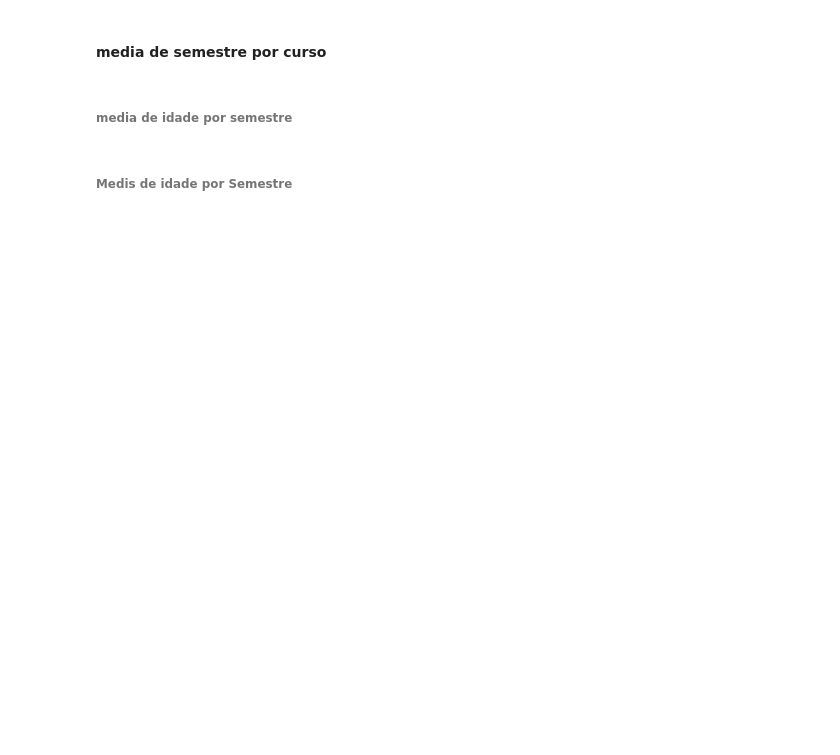
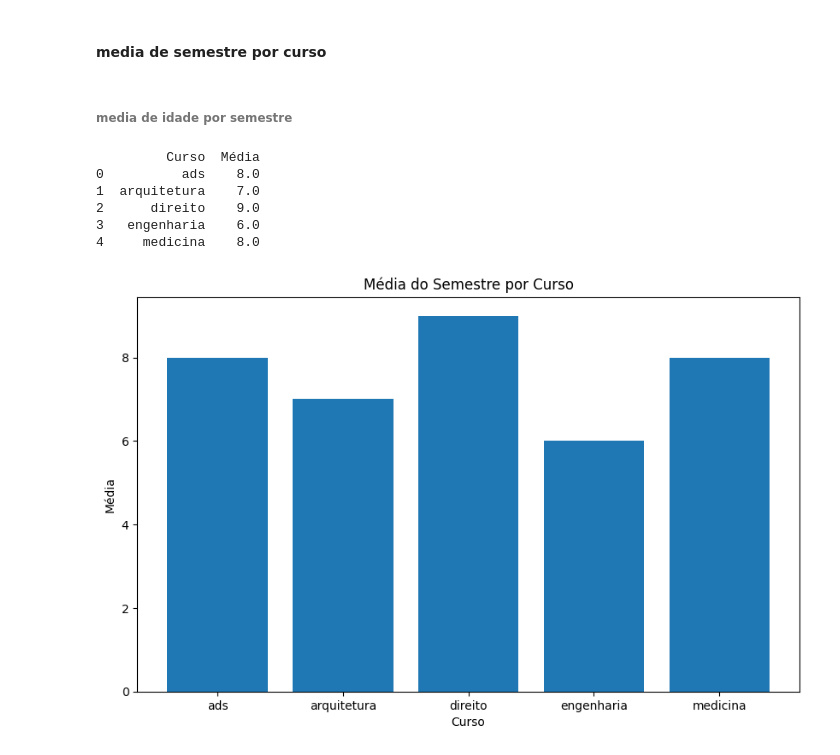
Before and after one commit to jesieldossantos/Curso-IA, a Jupyter notebook: analises/alunos/dados_alunos.ipynb, the cells around one changed output. Drawn from its saved outputs; the diff is of its cells as text; code cells hidden in the pictures; blank space fills up the shorter version.

```diff
--- a/analises/alunos/dados_alunos.ipynb
+++ b/analises/alunos/dados_alunos.ipynb
@@ -198,6 +212,30 @@ plt.show()
 # %% [markdown]
 #### media de semestre por curso
+# %%
+df = pd.DataFrame({
+    'Curso': ['ads', 'arquitetura', 'direito', 'engenharia', 'medicina'],
+    'Nota': [8, 7, 9, 6, 8]
+})
+
+media_por_curso = df.groupby('Curso')['Nota'].mean().reset_index()
 # %% [markdown]
 ###### media de idade por semestre
-# %% [markdown]
-###### Medis de idade por Semestre
+# %%
+media_por_curso.columns = ['Curso', 'Média']
+
+print(media_por_curso)
+
+plt.figure(figsize=(10, 6))
+plt.bar(media_por_curso['Curso'], media_por_curso['Média'])
+plt.title('Média do Semestre por Curso')
+plt.xlabel('Curso')
+plt.ylabel('Média')
+plt.show()
+# %% [output]
+         Curso  Média
+0          ads    8.0
+1  arquitetura    7.0
+2      direito    9.0
+3   engenharia    6.0
+4     medicina    8.0
+[figure, added]
```
Also changed, not shown: parts of 3 cells of this notebook, 1 other file.
